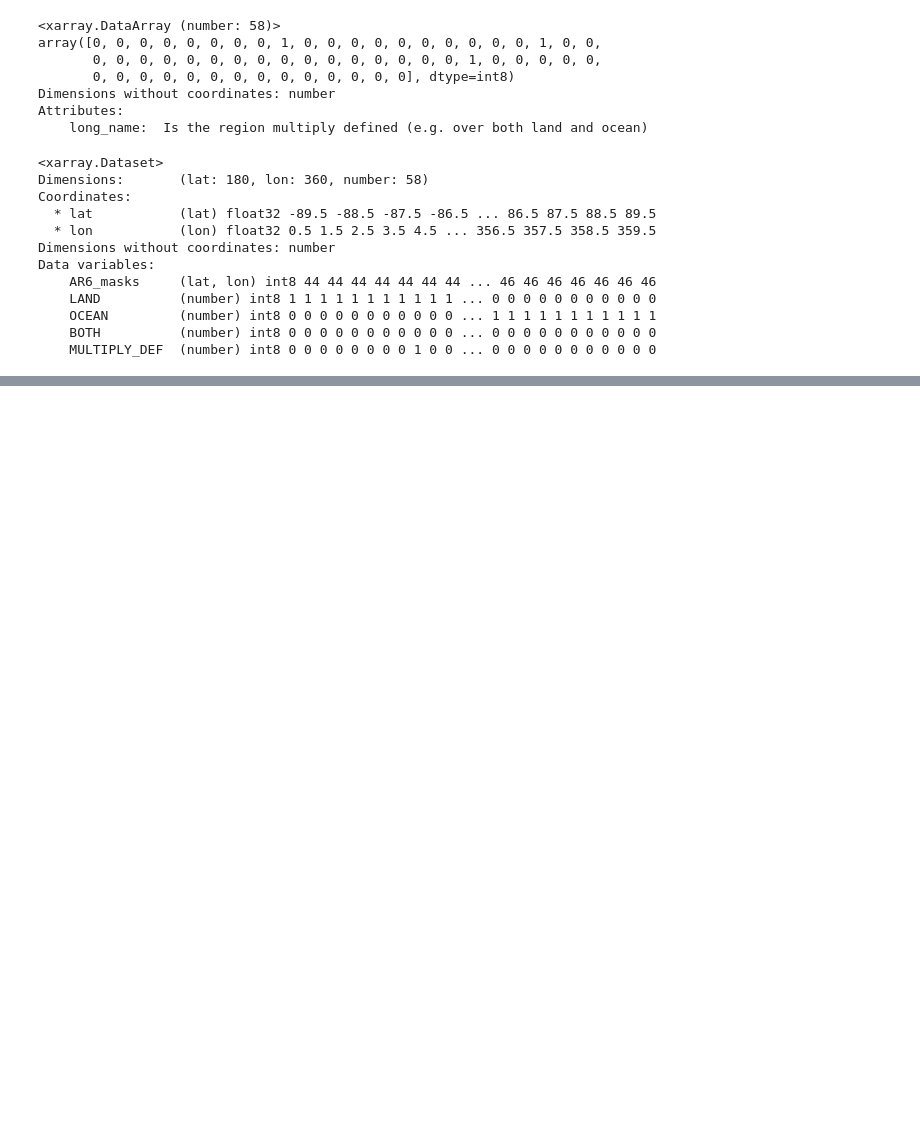
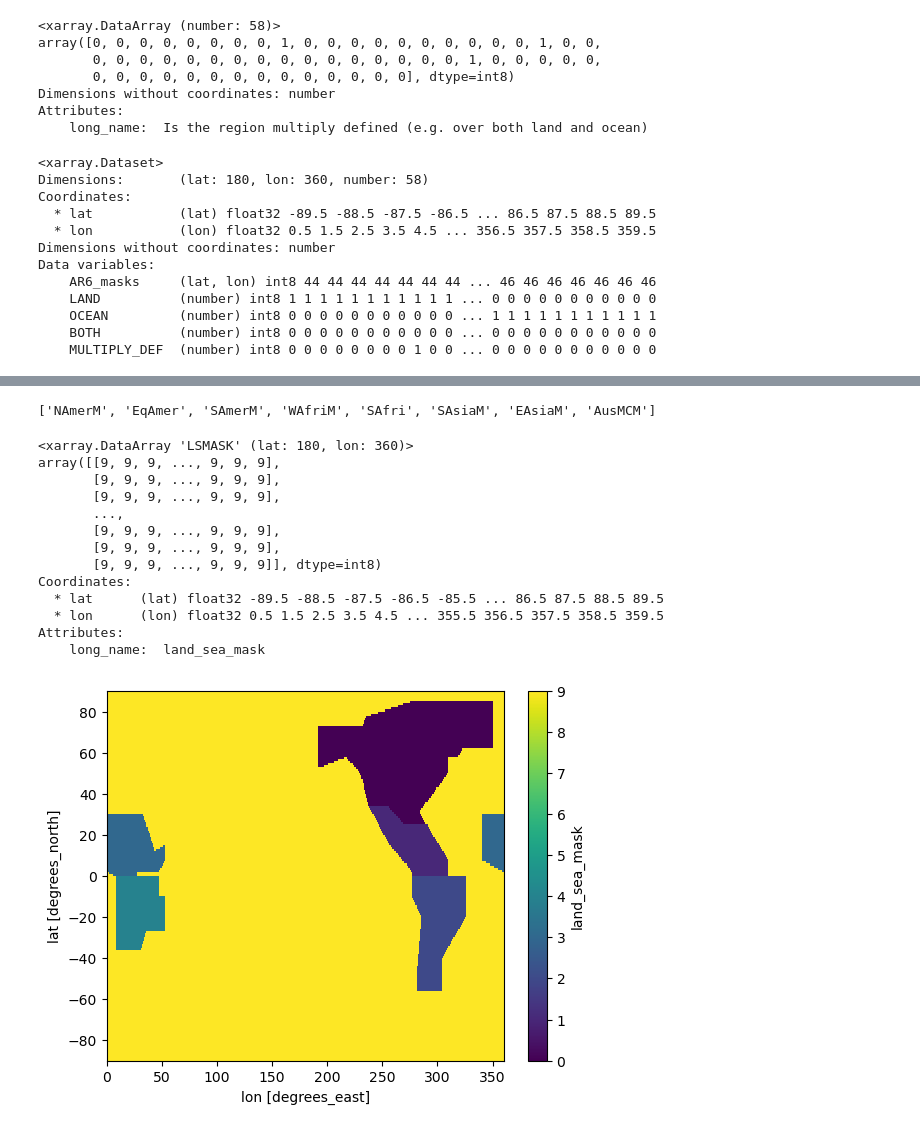
Before and after one commit to pmip4/CVDP-ncl, a Jupyter notebook: misc_scripts/make_AR6_region_mask.ipynb, the cells around one changed output, grey strips where cells are left out. Cells and saved outputs as stored; diff of their text form; code cells hidden in the pictures; blank space fills up the shorter version.

Commit message:
Added some of the easy monsoon regions.

```diff
--- a/misc_scripts/make_AR6_region_mask.ipynb
+++ b/misc_scripts/make_AR6_region_mask.ipynb
@@ -117,0 +136,30 @@ Data variables:
+# %%
+# Define the easy ones first...
+AR6_monsoons=landsea.LSMASK.copy()
+AR6_monsoons.data=np.full((180, 360), 9, dtype=np.int8) #set up a base array
+monsoon_abbrevs=["NAmerM","EqAmer","SAmerM","WAfriM","SAfri","SAsiaM","EAsiaM","AusMCM"]
+monsoon_names=["N. American Monsoon","Equatorial America","South American Monsoon","West African Monsoon","southern African","South and South East Asian Monsoon","East Asian Monsoon","Australian-Maritime Continent Monsoon"]
+AR6_monsoons.data= np.where((landsea.lat < 0) & (regionmask.defined_regions.ar6.land.mask(landsea.lon, landsea.lat) < 16), 2, AR6_monsoons.data) # South America
+AR6_monsoons.data= np.where((landsea.lat > 0) & (regionmask.defined_regions.ar6.land.mask(landsea.lon, landsea.lat) < 11), 1, AR6_monsoons.data) # Equatorial America
+AR6_monsoons.data= np.where(regionmask.defined_regions.ar6.land.mask(landsea.lon, landsea.lat) < 6, 0, AR6_monsoons.data) # North America
+AR6_monsoons.data= np.where((landsea.lat > 0) & (regionmask.defined_regions.ar6.land.mask(landsea.lon, landsea.lat) > 19) & (regionmask.defined_regions.ar6.land.mask(landsea.lon, landsea.lat) < 24), 3, AR6_monsoons.data) # West Africa
+AR6_monsoons.data= np.where((landsea.lat < 0) & (regionmask.defined_regions.ar6.land.mask(landsea.lon, landsea.lat) > 19) & (regionmask.defined_regions.ar6.land.mask(landsea.lon, landsea.lat) < 28), 4, AR6_monsoons.data) # southern Africa
+AR6_monsoons.plot()
+print(monsoon_abbrevs)
+AR6_monsoons
+# %% [output]
+['NAmerM', 'EqAmer', 'SAmerM', 'WAfriM', 'SAfri', 'SAsiaM', 'EAsiaM', 'AusMCM']
+<xarray.DataArray 'LSMASK' (lat: 180, lon: 360)>
+array([[9, 9, 9, ..., 9, 9, 9],
+       [9, 9, 9, ..., 9, 9, 9],
+       [9, 9, 9, ..., 9, 9, 9],
+       ...,
+       [9, 9, 9, ..., 9, 9, 9],
+       [9, 9, 9, ..., 9, 9, 9],
+       [9, 9, 9, ..., 9, 9, 9]], dtype=int8)
+Coordinates:
+  * lat      (lat) float32 -89.5 -88.5 -87.5 -86.5 -85.5 ... 86.5 87.5 88.5 89.5
+  * lon      (lon) float32 0.5 1.5 2.5 3.5 4.5 ... 355.5 356.5 357.5 358.5 359.5
+Attributes:
+    long_name:  land_sea_mask
+[figure, added]
```
Also changed, not shown: parts of 4 cells of this notebook, 1 other file.
